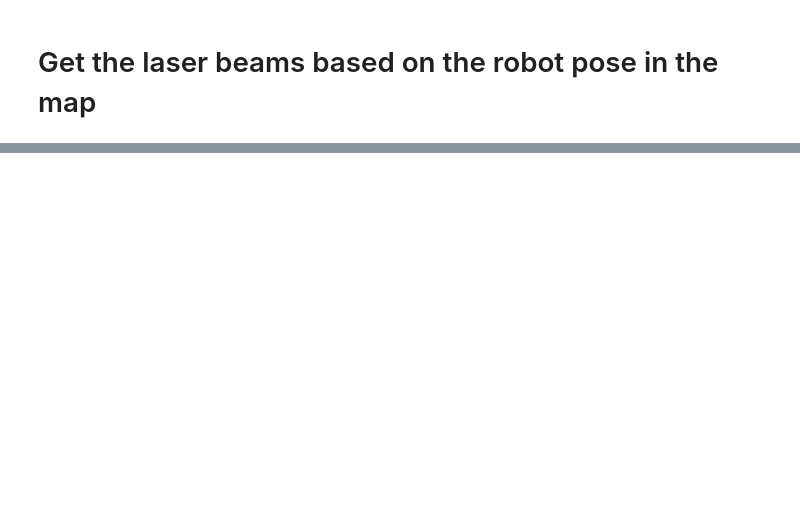
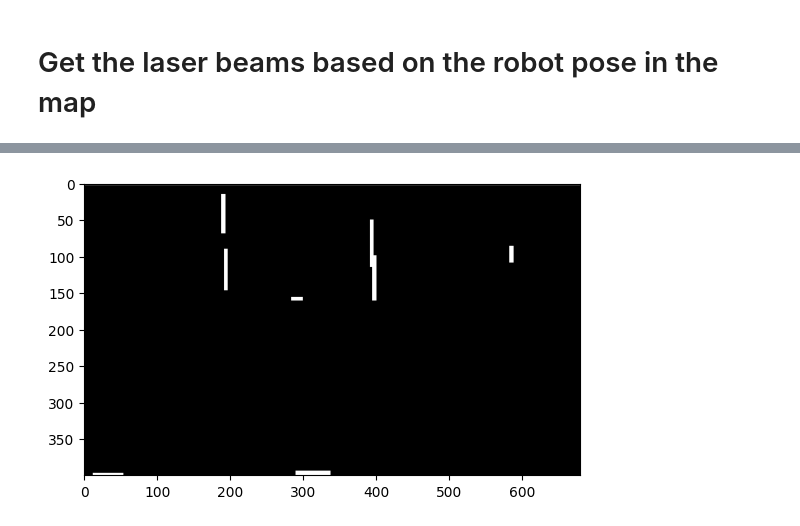
Before and after one commit to Mostafa-wael/Beam-Sensor-Model, a Jupyter notebook: solver.ipynb, the cells around one changed output, grey strips where cells are left out. Saved outputs shown, nothing was run; the diff lists cells and outputs as text; code cells hidden in the pictures; blank space fills up the shorter version.

```diff
--- a/solver.ipynb
+++ b/solver.ipynb
@@ -206,0 +247,3 @@ plt.show()
+# %%
+likelihood = 1 - likelihood # reverse the map
+print(likelihood)
@@ -206,0 +258,10 @@ plt.show()
+# %%
+
+# dilate the map with a 3x3 kernel using skimage
+from skimage.morphology import dilation
+kernel = np.ones((3,3),np.uint8)
+likelihood = dilation(likelihood, kernel)
+plt.imshow(likelihood, cmap='gray')
+plt.show()
+# %% [output]
+[figure, added]
```
Also changed, not shown: parts of 9 cells of this notebook, 3 other files.
